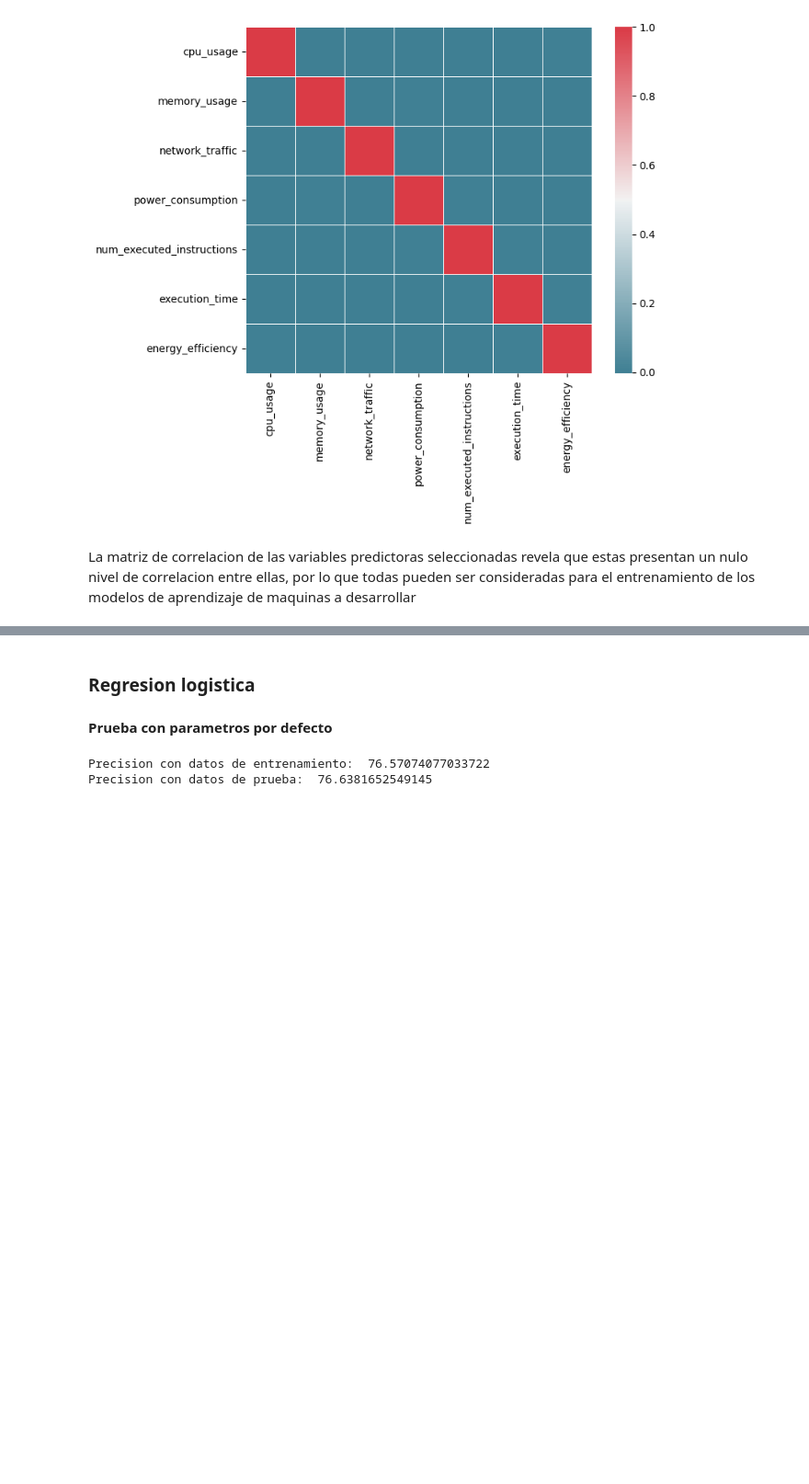
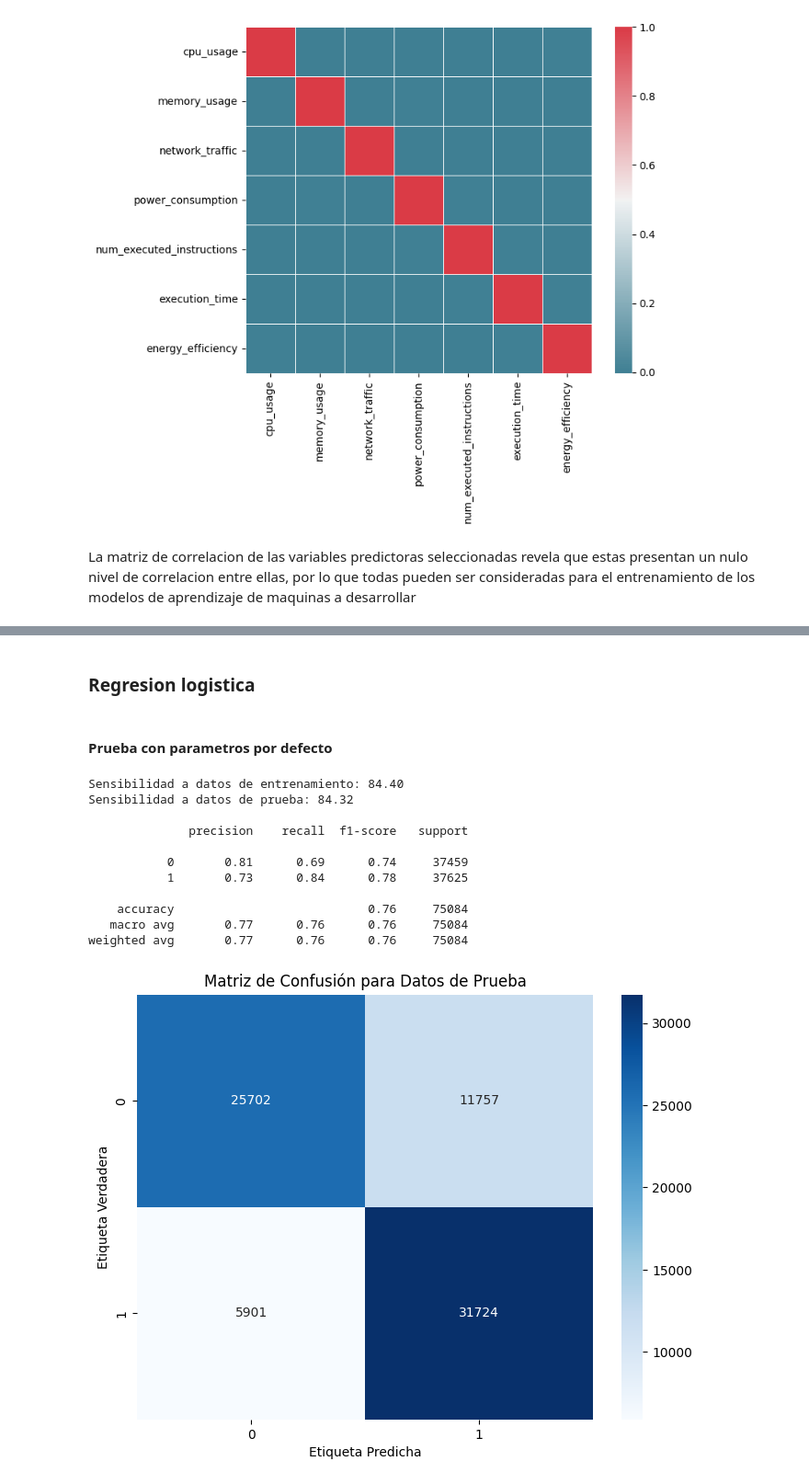
Before and after one commit to ErronBlood/CloudComputingAI, a Jupyter notebook: CloudComputingAI.ipynb, the cells around one changed output, grey strips where cells are left out. Shown at 92% size. Cells and saved outputs as stored; diff of their text form; code cells hidden in the pictures; blank space fills up the shorter version.

```diff
--- a/CloudComputingAI.ipynb
+++ b/CloudComputingAI.ipynb
@@ -169,0 +188,8 @@ En este bloque se va a desarrollar el entrenamiento de 4 modelos de clasificacio
+# %%
+#Se divide el dataset en un conjunto de datos de entrenamiento y un conjunto de datos de prueba
+x_train, x_test, y_train, y_test = train_test_split(X_resampled, y_resampled, test_size=0.30)
+
+#se realiza la estandarizacion de variables predictoras en el bnco de entrenamiento y prueba
+scaler = StandardScaler()
+X_train_scaled = scaler.fit_transform(x_train)
+X_test_scaled = scaler.transform(x_test)
@@ -170,23 +208,49 @@ En este bloque se va a desarrollar el entrenamiento de 4 modelos de clasificacio
 # %% [markdown]
 ### Regresion logistica
-
-#### Prueba con parametros por defecto
+# %% [markdown]
+#### Prueba con parametros por defecto
 # %%
-x_train, x_test, y_train, y_test = train_test_split(X_resampled, y_resampled, test_size=0.20)
-
-scaler = StandardScaler()
-X_train_scaled = scaler.fit_transform(x_train)
-X_test_scaled = scaler.transform(x_test)
-
+#Seleccion e instanciacion del modelo
+# Penalty = l2
+# C = 1.0
+# solver = lbfgs
+# Max_iter = 100
 lr = LogisticRegression()
 
+#Entrenamiento del modelo con banco de entrenamieno escalado
 lr.fit(X_train_scaled, y_train)
 
-train_precision = lr.score(X_train_scaled,y_train) * 100
-test_precision = lr.score(X_test_scaled,y_test) * 100
+#Realizacion de predicciones con datos de entrenamiento y prueba
+y_pred_train = lr.predict(X_train_scaled)
+y_pred_test = lr.predict(X_test_scaled)
 
-print("Precision con datos de entrenamiento: ", train_precision)
-print("Precision con datos de prueba: ", test_precision)
+#Calculo de porcentaje de recall para ambas predicciones
+lr_train_recall= recall_score(y_true= y_train, y_pred = y_pred_train) * 100
+lr_test_recall = recall_score(y_true= y_test, y_pred = y_pred_test) * 100
+
+print('Sensibilidad a datos de entrenamiento: {:.2f}'.format(lr_train_recall))
+print('Sensibilidad a datos de prueba: {:.2f}\n'.format(lr_test_recall))
+print(classification_report(y_test, y_pred_test))
+
+cmatrix = confusion_matrix(y_test, y_pred_test)
+labels = np.unique(y_test)
+df_cm = pd.DataFrame(cmatrix, index=labels, columns=labels)
+plt.figure(figsize=(8, 6))
+sns.heatmap(df_cm, annot=True, cmap='Blues', fmt='d')
+plt.title("Matriz de Confusión para Datos de Prueba")
+plt.xlabel("Etiqueta Predicha")
+plt.ylabel("Etiqueta Verdadera")
+plt.show()
 # %% [output]
-Precision con datos de entrenamiento:  76.57074077033722
-Precision con datos de prueba:  76.6381652549145
+Sensibilidad a datos de entrenamiento: 84.40
+Sensibilidad a datos de prueba: 84.32
+
+              precision    recall  f1-score   support
+
+           0       0.81      0.69      0.74     37459
+           1       0.73      0.84      0.78     37625
+
+    accuracy                           0.76     75084
+   macro avg       0.77      0.76      0.76     75084
+weighted avg       0.77      0.76      0.76     75084
+[figure, added]
```
Also changed, not shown: parts of 32 cells of this notebook, 6 other files.
